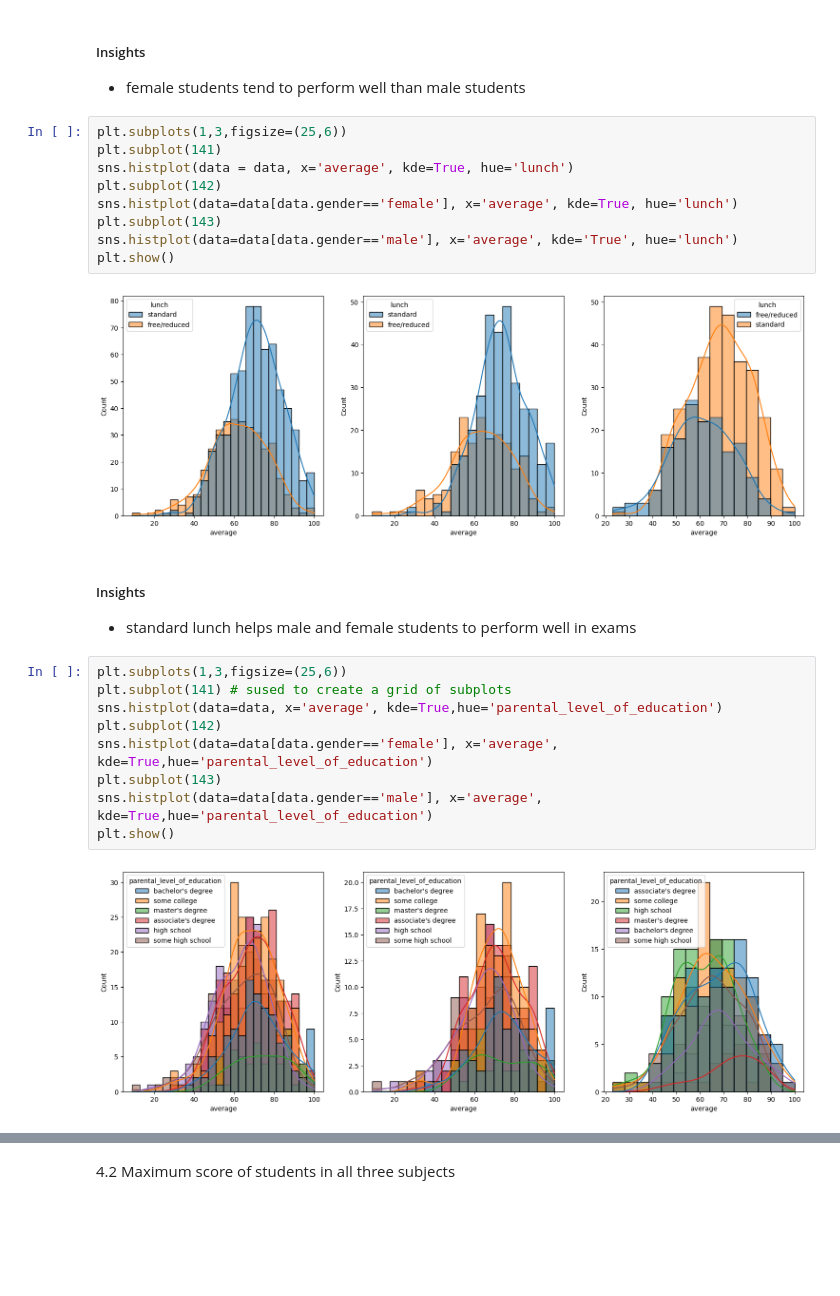
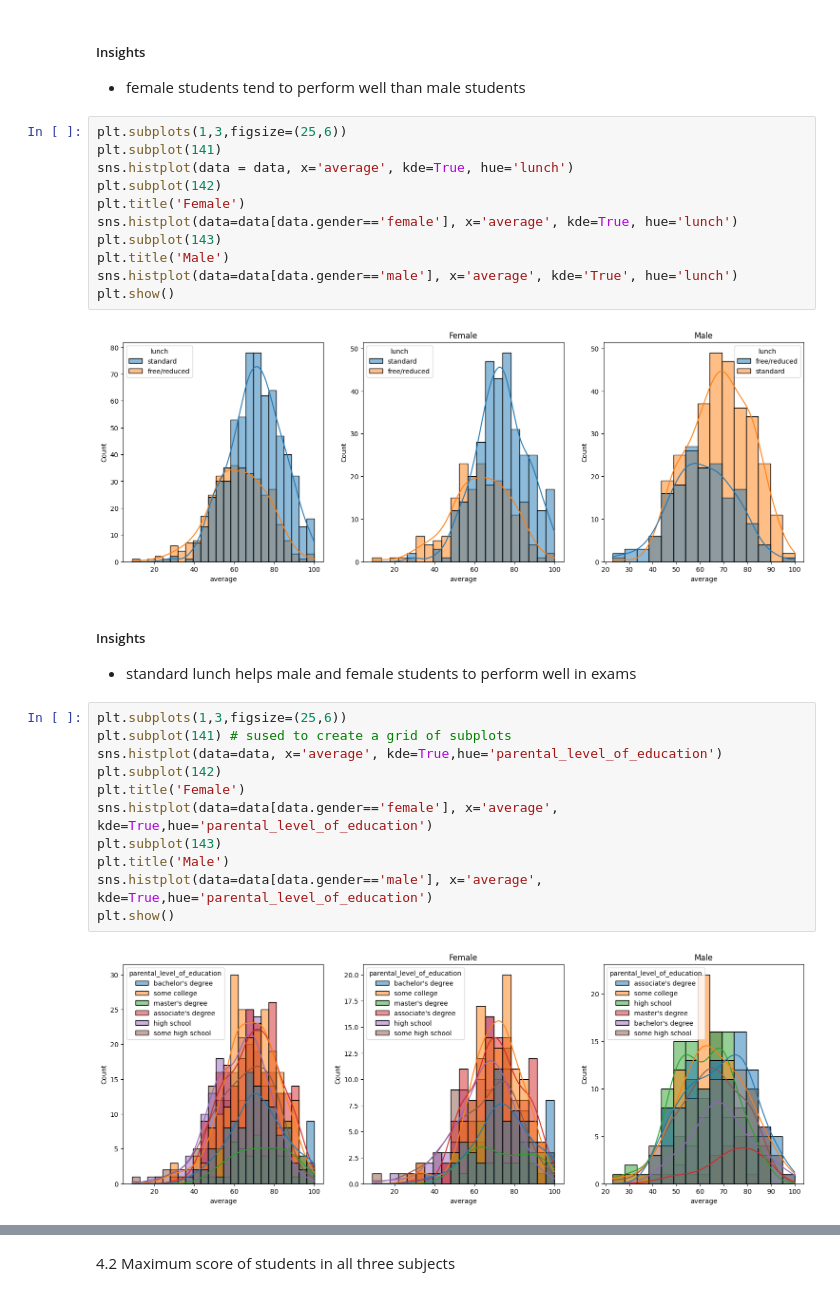
Before and after one commit to vamsi-renumala/ML_project, a Jupyter notebook: notebook/EDA STUDENT PERFORMANCE.ipynb, the cells around one changed output, grey strips where cells are left out. Drawn from its saved outputs; the diff is of its cells as text; blank space fills up the shorter version.

```diff
--- a/notebook/EDA STUDENT PERFORMANCE.ipynb
+++ b/notebook/EDA STUDENT PERFORMANCE.ipynb
@@ -289,14 +305,16 @@ plt.show()
 # %%
 plt.subplots(1,3,figsize=(25,6))
 plt.subplot(141)
 sns.histplot(data = data, x='average', kde=True, hue='lunch')
 plt.subplot(142)
+plt.title('Female')
 sns.histplot(data=data[data.gender=='female'], x='average', kde=True, hue='lunch')
 plt.subplot(143)
+plt.title('Male')
 sns.histplot(data=data[data.gender=='male'], x='average', kde='True', hue='lunch')
 plt.show()
 # %% [output]
-[figure, old version]
+[figure, new version]
 # %% [markdown]
 ##### Insights
 - standard lunch helps male and female students to perform well in exams
@@ -305,11 +323,13 @@ plt.subplots(1,3,figsize=(25,6))
 plt.subplot(141) # sused to create a grid of subplots
 sns.histplot(data=data, x='average', kde=True,hue='parental_level_of_education')
 plt.subplot(142)
+plt.title('Female')
 sns.histplot(data=data[data.gender=='female'], x='average', kde=True,hue='parental_level_of_education')
 plt.subplot(143)
+plt.title('Male')
 sns.histplot(data=data[data.gender=='male'], x='average', kde=True,hue='parental_level_of_education')
 plt.show()
 # %% [output]
-[figure, old version]
+[figure, new version]
 # %% [markdown]
 ##### Insights
```
Also changed, not shown: parts of 42 cells of this notebook.
